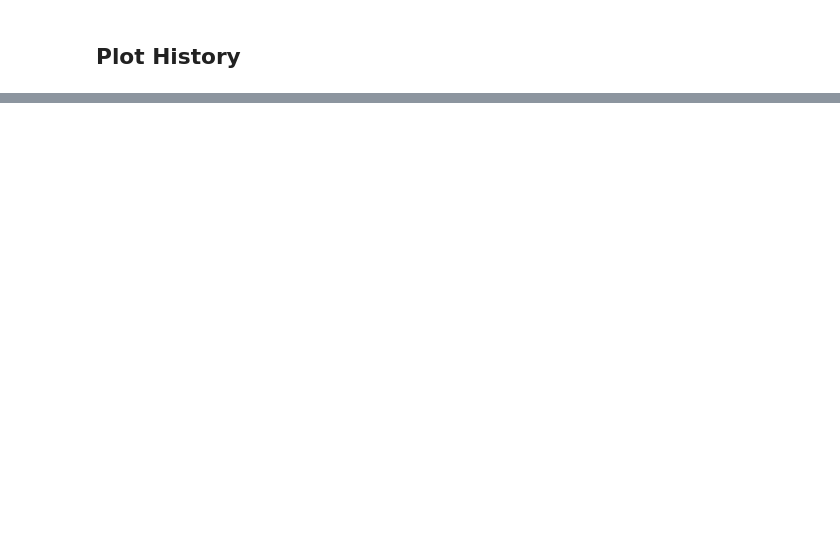
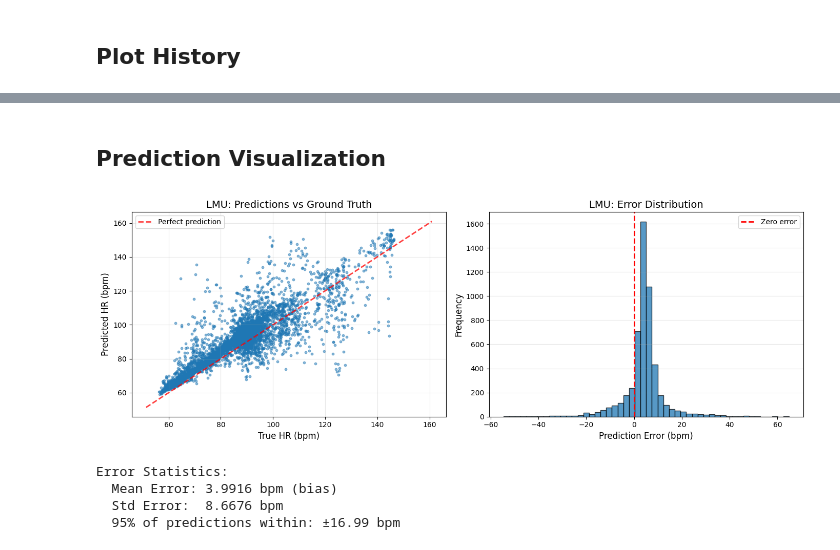
Before and after one commit to galbar8/LMU_S4, a Jupyter notebook: src/notebooks/ppg/ppg_lmu.ipynb, the cells around one changed output, grey strips where cells are left out. Saved outputs shown, nothing was run; the diff lists cells and outputs as text; code cells hidden in the pictures; blank space fills up the shorter version.

```diff
--- a/src/notebooks/ppg/ppg_lmu.ipynb
+++ b/src/notebooks/ppg/ppg_lmu.ipynb
@@ -412,0 +296,43 @@ preds, targets = evaluate_best_model(
+# %% [markdown]
+## Prediction Visualization
+# %%
+import matplotlib.pyplot as plt
+
+# Plot predictions vs targets
+fig, axes = plt.subplots(1, 2, figsize=(14, 5))
+
+# Scatter plot
+ax = axes[0]
+ax.scatter(targets, preds, alpha=0.5, s=10)
+lims = [min(targets.min(), preds.min()) - 5, max(targets.max(), preds.max()) + 5]
+ax.plot(lims, lims, 'r--', alpha=0.75, linewidth=2, label='Perfect prediction')
+ax.set_xlabel('True HR (bpm)', fontsize=12)
+ax.set_ylabel('Predicted HR (bpm)', fontsize=12)
+ax.set_title('LMU: Predictions vs Ground Truth', fontsize=14)
+ax.legend(fontsize=10)
+ax.grid(True, alpha=0.3)
+
+# Error distribution
+ax = axes[1]
+errors = preds - targets
+ax.hist(errors, bins=50, alpha=0.75, edgecolor='black')
+ax.axvline(x=0, color='r', linestyle='--', linewidth=2, label='Zero error')
+ax.set_xlabel('Prediction Error (bpm)', fontsize=12)
+ax.set_ylabel('Frequency', fontsize=12)
+ax.set_title('LMU: Error Distribution', fontsize=14)
+ax.legend(fontsize=10)
+ax.grid(True, alpha=0.3, axis='y')
+
+plt.tight_layout()
+plt.show()
+
+print(f"\nError Statistics:")
+print(f"  Mean Error: {errors.mean():.4f} bpm (bias)")
+print(f"  Std Error:  {errors.std():.4f} bpm")
+print(f"  95% of predictions within: ±{1.96 * errors.std():.2f} bpm")
+# %% [output]
+[figure, added]
+Error Statistics:
+  Mean Error: 3.9916 bpm (bias)
+  Std Error:  8.6676 bpm
+  95% of predictions within: ±16.99 bpm
```
Also changed, not shown: parts of 14 cells of this notebook, 26 other files.
